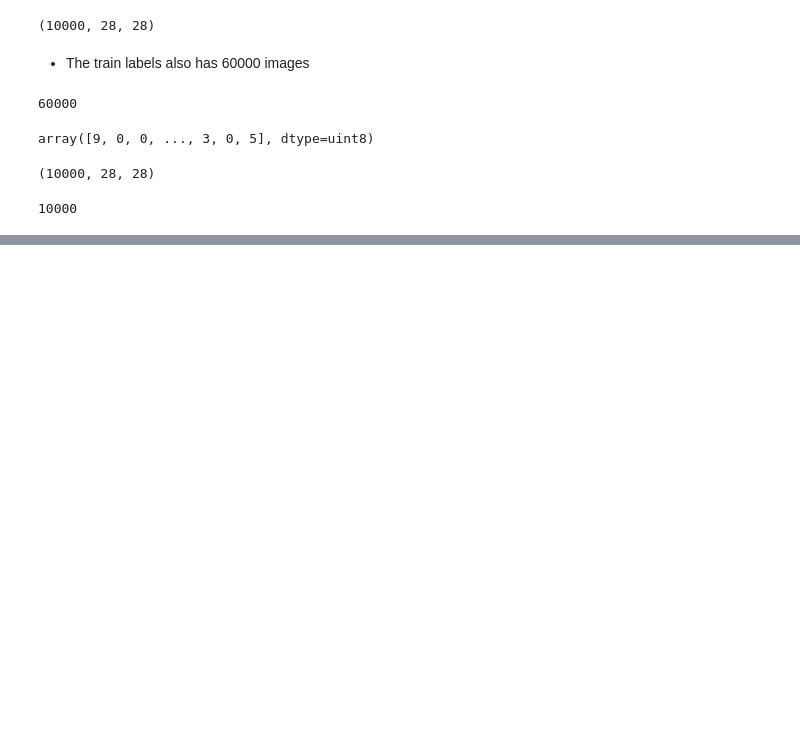
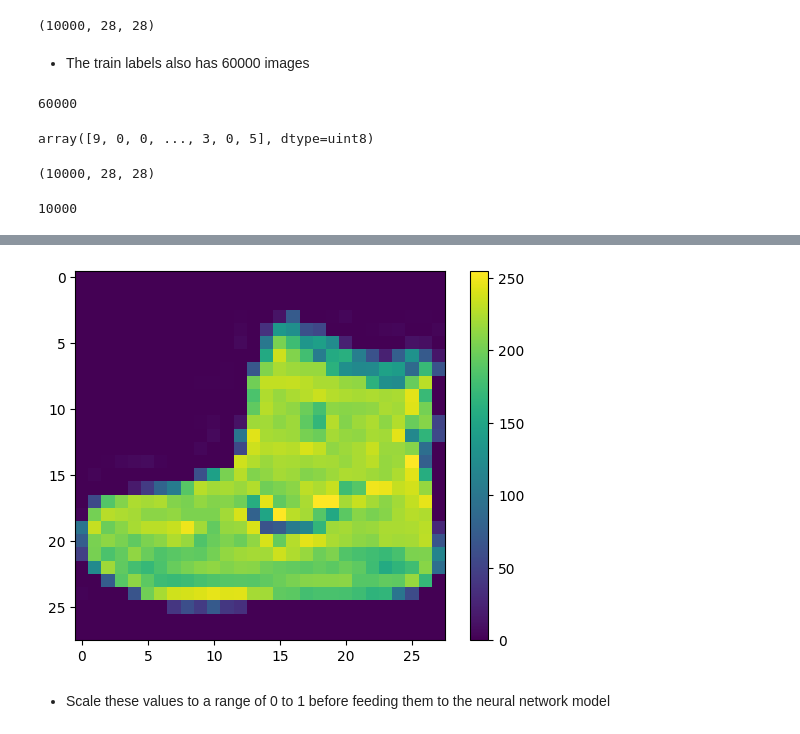
Before and after one commit to Ayikanying-ux/Getting_started_-with_deep_learning, a Jupyter notebook: Classifying_images_of_clothes.ipynb, the cells around one changed output, grey strips where cells are left out. Cells and saved outputs as stored; diff of their text form; code cells hidden in the pictures; blank space fills up the shorter version.

```diff
--- a/Classifying_images_of_clothes.ipynb
+++ b/Classifying_images_of_clothes.ipynb
@@ -60,0 +68,10 @@ len(test_labels)
+# %%
+plt.figure()
+plt.imshow(train_images[0])
+plt.colorbar()
+plt.grid(False)
+plt.show()
+# %% [output]
+[figure, added]
+# %% [markdown]
+* Scale these values to a range of 0 to 1 before feeding them to the neural network model
```
Also changed, not shown: parts of 9 cells of this notebook.
